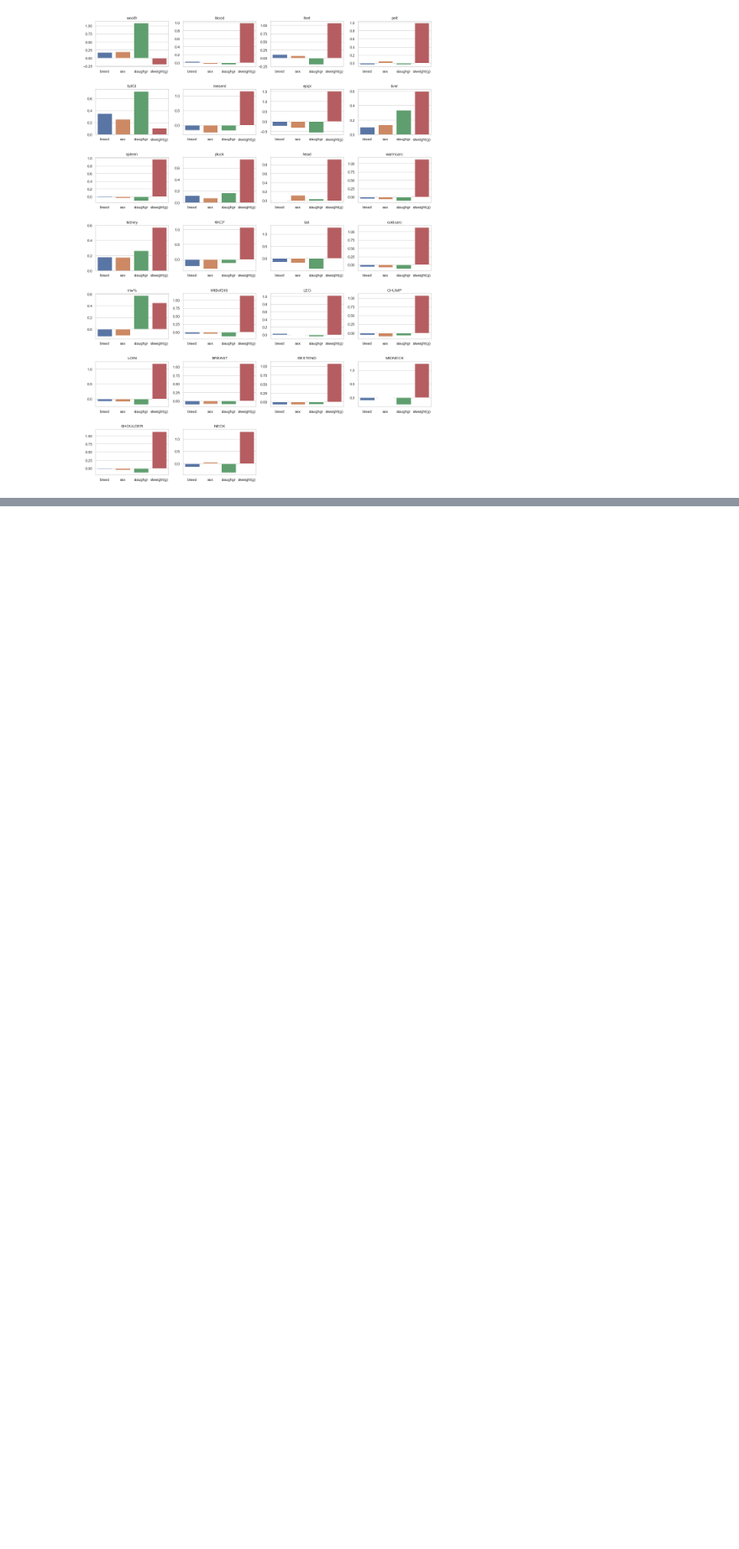
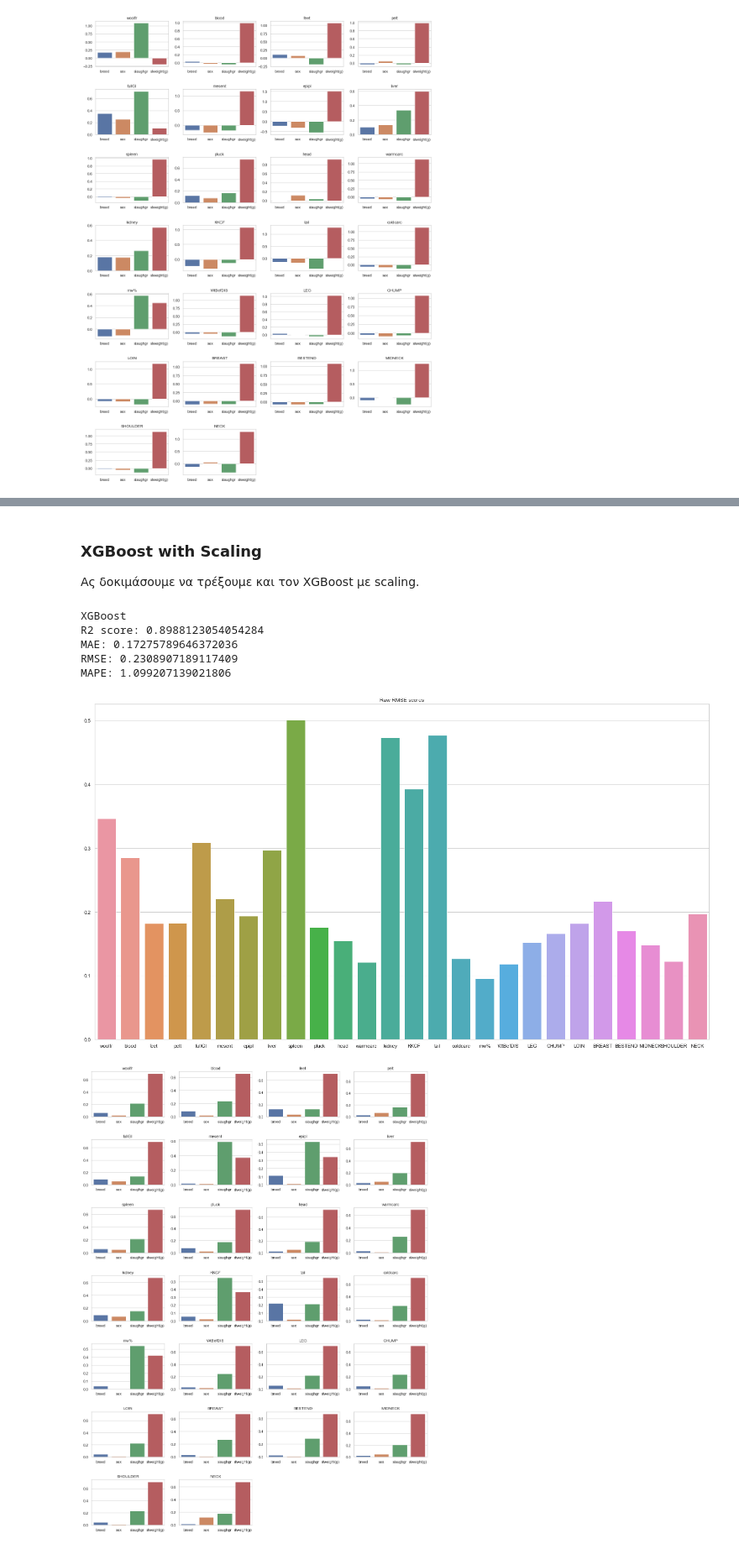
Before and after one commit to antonis-ant/thesis-code, a Jupyter notebook: EDA_notebook.ipynb, the cells around one changed output, grey strips where cells are left out. Shown: that part at 84% size. Saved outputs shown, nothing was run; the diff lists cells and outputs as text; code cells hidden in the pictures; blank space fills up the shorter version.

```diff
--- a/EDA_notebook.ipynb
+++ b/EDA_notebook.ipynb
@@ -285 +282,20 @@ plot_feature_imps(res['feat_imps'], X.columns, y.columns)
 όπως ο XGBoost δεν επηρεάζονται.
+# %% [markdown]
+### XGBoost with Scaling
+Ας δοκιμάσουμε να τρέξουμε και τον XGBoost με scaling.
+# %%
+# Run xgboost model with scaling & get results
+res = run_xgb_model(X_train_scaled, X_test_scaled, y_train_scaled, y_test_scaled)
+print_results(res)
+# Present raw rmse scores with a barplot
+scores_barplot(res['scores']['rv_scores_rmse'], y.columns, title='Raw RMSE scores')
+# Plot coefficients
+plot_feature_imps(res['feat_imps'], X.columns, y.columns)
+# %% [output]
+XGBoost
+R2 score: 0.8988123054054284
+MAE: 0.17275789646372036
+RMSE: 0.2308907189117409
+MAPE: 1.099207139021806
+[figure, added]
+[figure, added]
```
Also changed, not shown: parts of 27 cells of this notebook, 2 other files.
